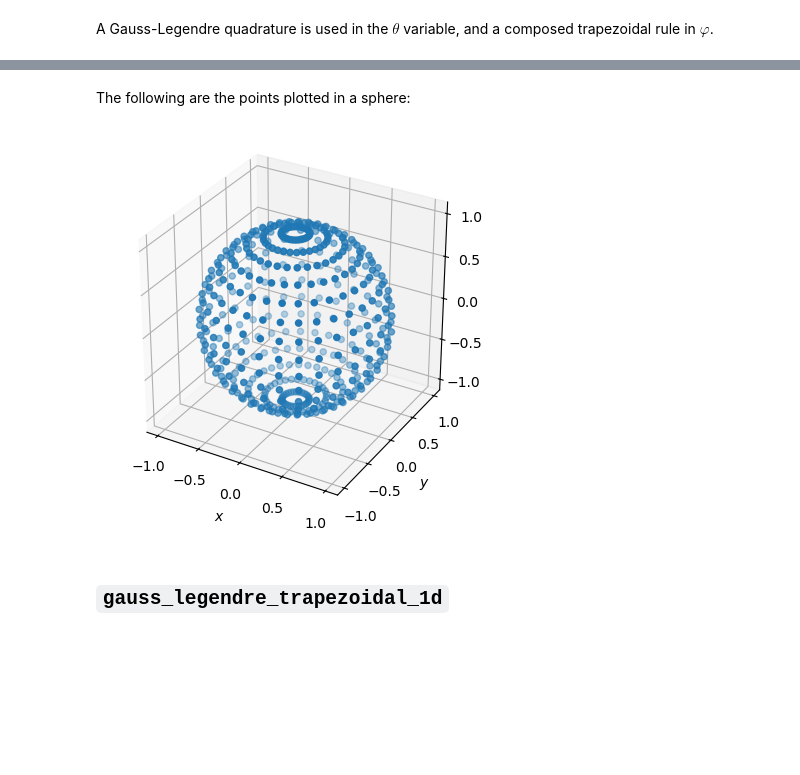
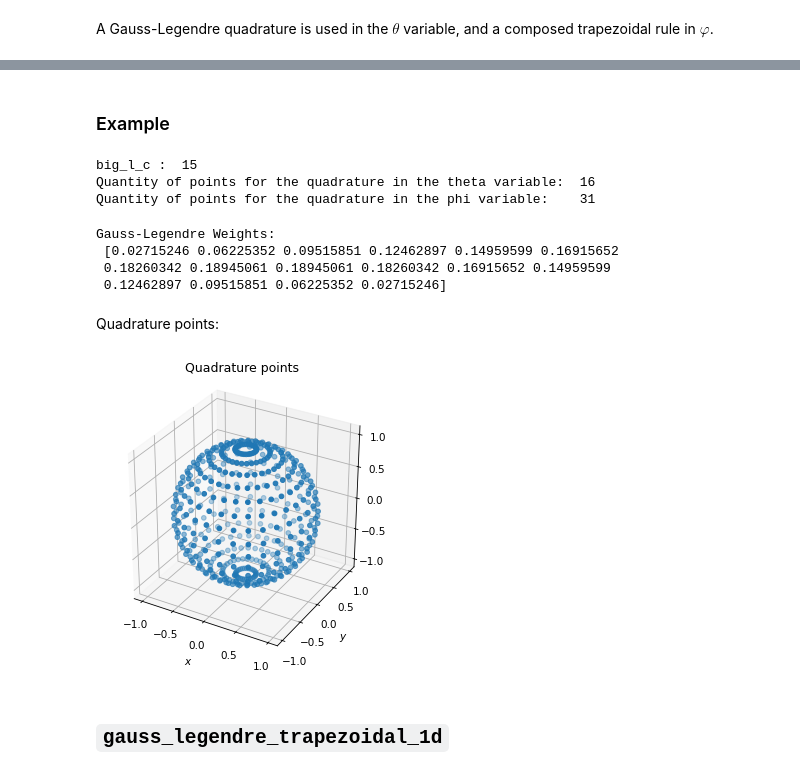
Before and after one commit to iamartineza/biosspheres, a Jupyter notebook: notebooks/quadrature_overview.ipynb, the cells around one changed output, grey strips where cells are left out. Cells and saved outputs as stored; diff of their text form; code cells hidden in the pictures; blank space fills up the shorter version.

```diff
--- a/notebooks/quadrature_overview.ipynb
+++ b/notebooks/quadrature_overview.ipynb
@@ -74,25 +77,43 @@ This function needs one parameter `big_l_c`. Without considering errors produced
+# %% [markdown]
+### Example
 # %%
 big_l_c = 15
 quantity_theta_points, quantity_phi_points, weights, pre_vector = quadratures.gauss_legendre_trapezoidal_2d(big_l_c)
+# %%
+print('big_l_c : ', big_l_c)
+print('Quantity of points for the quadrature in the theta variable: ', quantity_theta_points)
+print('Quantity of points for the quadrature in the phi variable:   ', quantity_phi_points)
+# %% [output]
+big_l_c :  15
+Quantity of points for the quadrature in the theta variable:  16
+Quantity of points for the quadrature in the phi variable:    31
+# %%
+print('Gauss-Legendre Weights:\n', weights)
+# %% [output]
+Gauss-Legendre Weights:
+ [0.02715246 0.06225352 0.09515851 0.12462897 0.14959599 0.16915652
+ 0.18260342 0.18945061 0.18945061 0.18260342 0.16915652 0.14959599
+ 0.12462897 0.09515851 0.06225352 0.02715246]
 # %% [markdown]
-The following are the points plotted in a sphere:
+Quadrature points:
 # %%
 import matplotlib.pyplot as plt
 from matplotlib import cm, colors
 vector = pre_vector
-fig = plt.figure()
+fig = plt.figure(figsize=(4,4),dpi=75., layout='constrained')
 ax_1 = fig.add_subplot(111, projection='3d')
 ax_1.scatter3D(
     vector[0, :, :],
     vector[1, :, :],
     vector[2, :, :])
 ax_1.set_xlabel('$x$')
 ax_1.set_ylabel('$y$')
 ax_1.set_zlabel('$z$')
 ax_1.set_aspect('equal')
+ax_1.set_title('Quadrature points')
 plt.show()
 # %% [output]
-[figure, old version]
+[figure, new version]
 # %% [markdown]
 ## `gauss_legendre_trapezoidal_1d`
 # %% [markdown]
```
Also changed, not shown: parts of 29 cells of this notebook.
